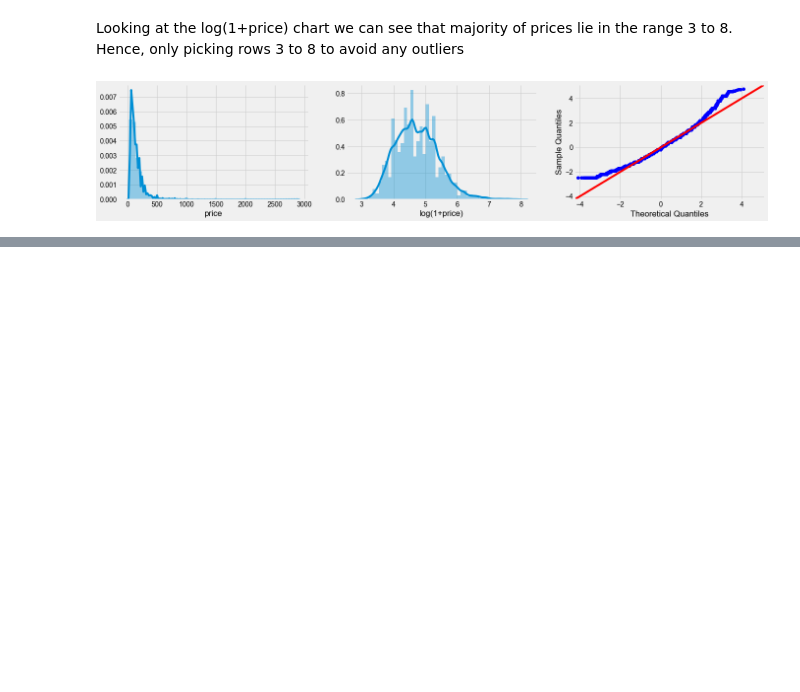
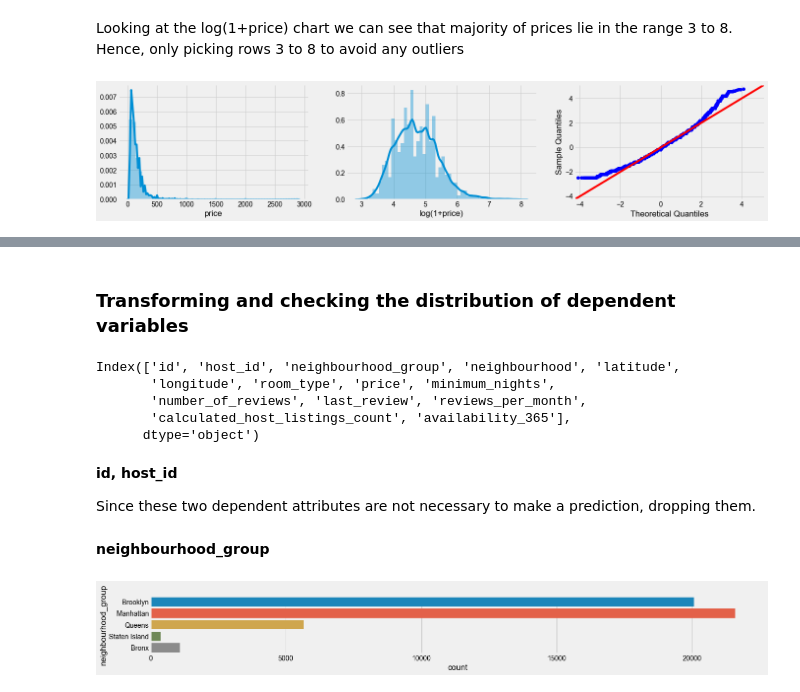
Before and after one commit to tejeshreddy/kaggle-notebooks, a Jupyter notebook: nyc-airbnb-open-data/Pricing with Regressors.ipynb, the cells around one changed output, grey strips where cells are left out. Drawn from its saved outputs; the diff is of its cells as text; code cells hidden in the pictures; blank space fills up the shorter version.

Commit message:
update: airbnb regressors

```diff
--- a/nyc-airbnb-open-data/Pricing with Regressors.ipynb
+++ b/nyc-airbnb-open-data/Pricing with Regressors.ipynb
@@ -206,0 +205,24 @@ np.log(150)
+# %% [markdown]
+### Transforming and checking the distribution of dependent variables
+# %%
+# Listing all the columns
+airbnb.columns
+# %% [output]
+Index(['id', 'host_id', 'neighbourhood_group', 'neighbourhood', 'latitude',
+       'longitude', 'room_type', 'price', 'minimum_nights',
+       'number_of_reviews', 'last_review', 'reviews_per_month',
+       'calculated_host_listings_count', 'availability_365'],
+      dtype='object')
+# %% [markdown]
+**id, host_id**
+
+Since these two dependent attributes are not necessary to make a prediction, dropping them.
+# %%
+airbnb.drop(['id', 'host_id'], axis=1, inplace=True)
+# %% [markdown]
+**neighbourhood_group**
+# %%
+plt.figure(figsize=(20, 2))
+sns.countplot(y="neighbourhood_group", data=airbnb);
+# %% [output]
+[figure, added]
```
Also changed, not shown: parts of 46 cells of this notebook.
